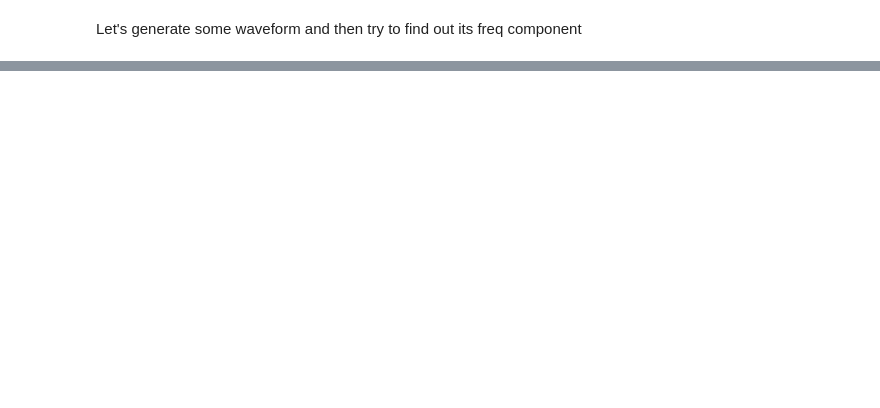
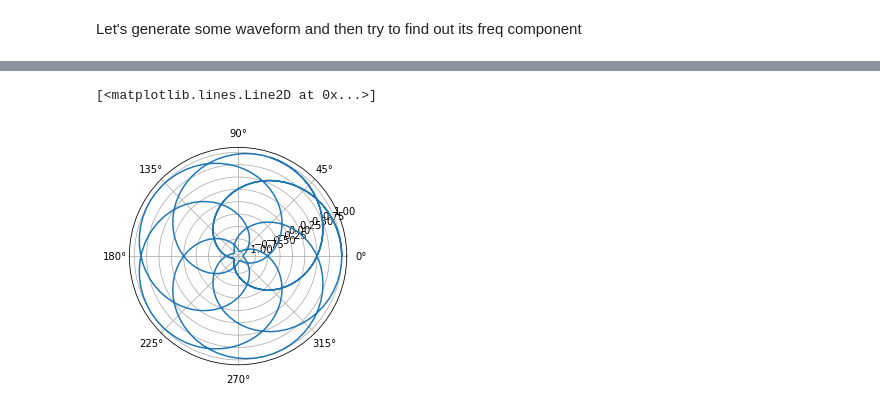
Before and after one commit to hello-arun/complex-coding-problems, a Jupyter notebook: 801-DFT/main.ipynb, the cells around one changed output, grey strips where cells are left out. Cells and saved outputs as stored; diff of their text form; code cells hidden in the pictures; blank space fills up the shorter version.

```diff
--- a/801-DFT/main.ipynb
+++ b/801-DFT/main.ipynb
@@ -27,0 +31,6 @@ plt.plot(x,y)
+# %%
+f=1.2
+plt.polar(X*f,Y)
+# %% [output]
+[<matplotlib.lines.Line2D at 0x...>]
+[figure, added]
```
Also changed, not shown: parts of 5 cells of this notebook.
